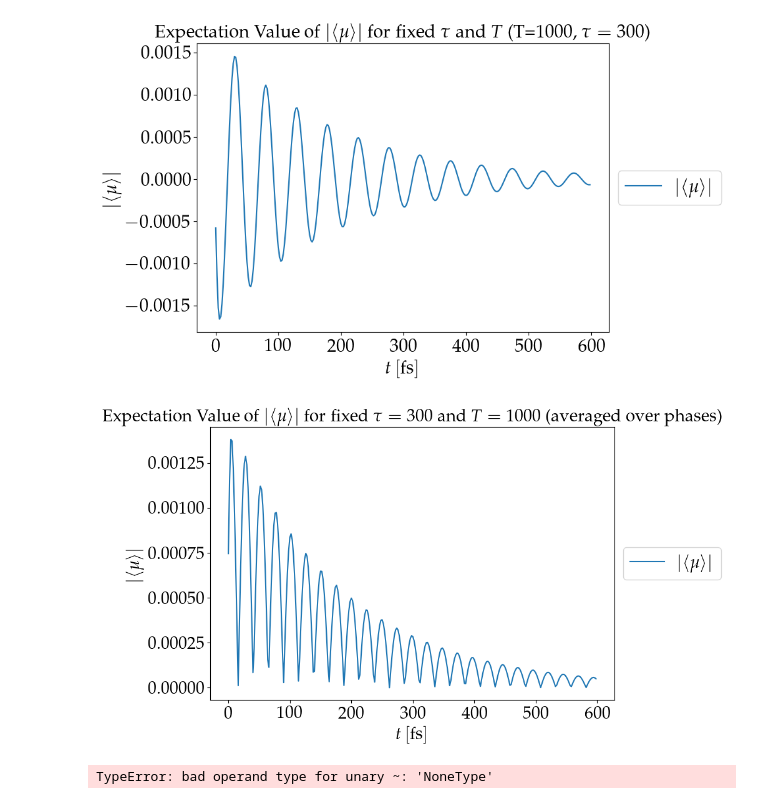
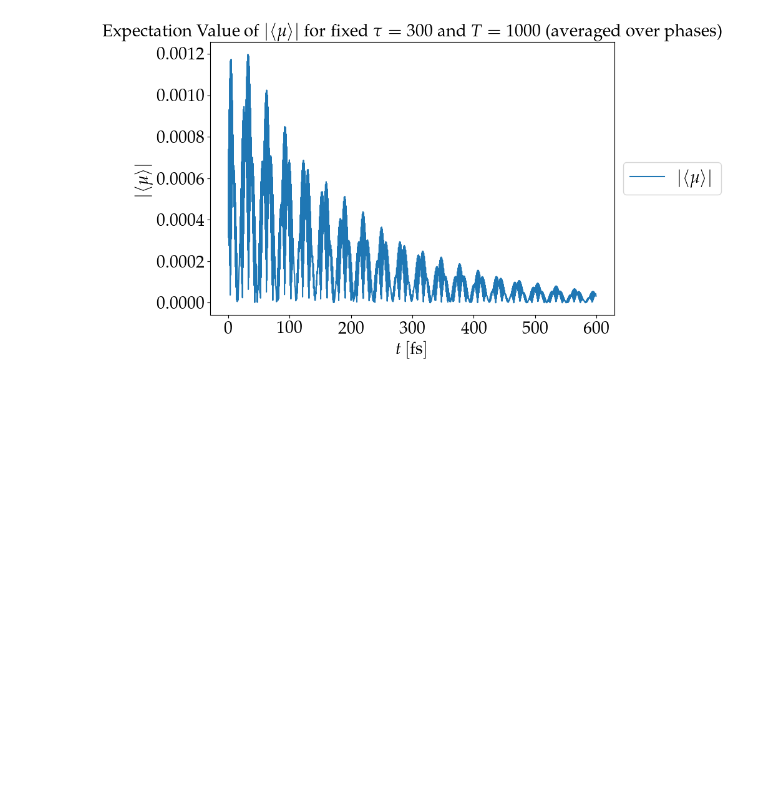
Before and after one commit to LBPhysics/2025_master_thesis_leopold_bodamer, a Jupyter notebook: code/python/replicate_paper_eqs_II.ipynb, the cells around one changed output. Cells and saved outputs as stored; diff of their text form; code cells hidden in the pictures; blank space fills up the shorter version.

Commit message:
todo write the message

```diff
--- a/code/python/replicate_paper_eqs_II.ipynb
+++ b/code/python/replicate_paper_eqs_II.ipynb
@@ -34,7 +34,7 @@ from plot_settings import *
 global N_atoms, Coupled, ODE_Solver, omega_laser, E0, E_freqs, E_amps, omega_A, mu_A, mu_B, theta, J, rabi_0, delta_rabi, RWA_laser, gamma_phi
 N_atoms = 2  # Set the number of atoms only works for 2
 assert N_atoms == 2, "This code only works for 2 atoms"
-Coupled = False  # Set coupling condition
+Coupled = True  # Set coupling condition
 
 fac_two_pi = 1 * 2 * np.pi  # Factor to convert from Hertz to angular frequency [fs^-1] -> [rads/ fs] -> also have to adjust the plotting of the 2D spectrum
 RWA_laser = True  #  CAN ONLY HANDLE TRUE For MY solver (paper)   only valid for omega_laser ~ omega_A
@@ -61,7 +61,7 @@ if Coupled:
     mu_B = -0.23
 else:
     J = 0.0
-    omega_A = 16700.0
+    omega_A = 16360.0 # todo
     omega_B = 15640.0
     mu_A = 1.0
     mu_B = 1 * mu_A
@@ -1463,18 +1516,16 @@ def extend_time_tau_axes(ts, taus, data, pad_rows=(0, 0), pad_cols=(0, 0)):
 # %%
-t_max = 2*t_max_r
-times = np.arange(
-    -Delta_ts[0], t_max, 10*fine_spacing
-)  # High-resolution times array to do the evolutions
-print("times: ", times[0], times[1],"...",  times[-1], "len", len(times))
+### Test Computation
+t_max = 1*t_max_r
+t_max_test     = 200 # -> determines Δω
+fine_spacing_test = 5*fine_spacing # -> determines ω_max
+print("fine_spacing", fine_spacing_test, "[fs]")
+times_test = np.arange(-Delta_ts[0], t_max_test, fine_spacing_test)
+print("times: ", times_test[0], times_test[1],"...",  times_test[-1], "len", len(times_test))
 
-# TODO ALWAYS CHECK Before running a serious simulation
+#  TODO ALWAYS CHECK Before running a serious simulation
 result = check_the_solver(psi_ini, np.arange(-Delta_ts[0], 20*t_max, 10*fine_spacing), e_ops_list)
 print("the evolution is actually unphisical after:", time_cut, "fs")
-times_T = (
-    np.array([0, 16, 30, 46, 62, 108, 140, 310])
-)  # np.arange(T_wait_0, last_entry, sparse_spacing)
 
-### Test Computation
-T_test = 10* (times[1]- times[0])
-data_test_0 = compute_two_dimensional_polarization(T_test, phases[0], phases[0], times=times)
+T_wait_test = 1* (times_test[1]- times_test[0])
+data_test_0 = compute_two_dimensional_polarization(T_wait_test, phases[0], phases[0], times=times_test,  plot_example=True)
 # %% [output]
@@ -1691,37 +1717,35 @@ def plot_average_fixed_tau_T(tau_coh, T_wait, times, phases):
     """
     Plot the averaged data for a fixed tau_coh and T_wait over all phase combinations.
 
     Parameters:
         tau_coh (float): Coherence time.
         T_wait (float): Waiting time.
         phases (list): List of phase values.
 
     Returns:
         None
     """
     t_det_vals, data_avg = compute_average_fixed_tau_T(tau_coh, T_wait, times, phases)
 
     plt.figure(figsize=(10, 6))
     plt.plot(t_det_vals, np.abs(data_avg), label=r"$|\langle \mu \rangle|$", color="C0", linestyle="solid")
     plt.xlabel(r"$t \, [\text{fs}]$")
     plt.ylabel(r"$|\langle \mu \rangle|$")
     plt.title(
         rf"Expectation Value of $|\langle \mu \rangle|$ for fixed $\tau={tau_coh}$ and $T={T_wait}$ (averaged over phases)"
     )
     plt.legend(loc='center left', bbox_to_anchor=(1, 0.5))
     plt.show()
 
 # Test the function and plot the data
 t_max_test     = 1900
-fine_spacing_test = 2
+fine_spacing_test = 0.5
 times_test     = np.arange(-Delta_ts[0], t_max_test, fine_spacing_test)   # High-resolution times array to do the evolutions
 tau_coh_test   = 300
 T_wait_test    = 1000
 
-plot_fixed_tau_T(tau_coh_test, T_wait_test, phases[0], phases[1], times=times_test)
-#plot_average_fixed_tau_T(tau_coh_test, T_wait_test, times_test, phases)
+#plot_fixed_tau_T(tau_coh_test, T_wait_test, phases[0], phases[1], times=times_test)
+plot_average_fixed_tau_T(tau_coh_test, T_wait_test, times_test, phases)
 # %% [output]
-[figure, old version]
+[figure, new version]
-[figure, removed]
-TypeError: bad operand type for unary ~: 'NoneType'
 # %%
```
Also changed, not shown: parts of 14 cells of this notebook, 2 other files.
